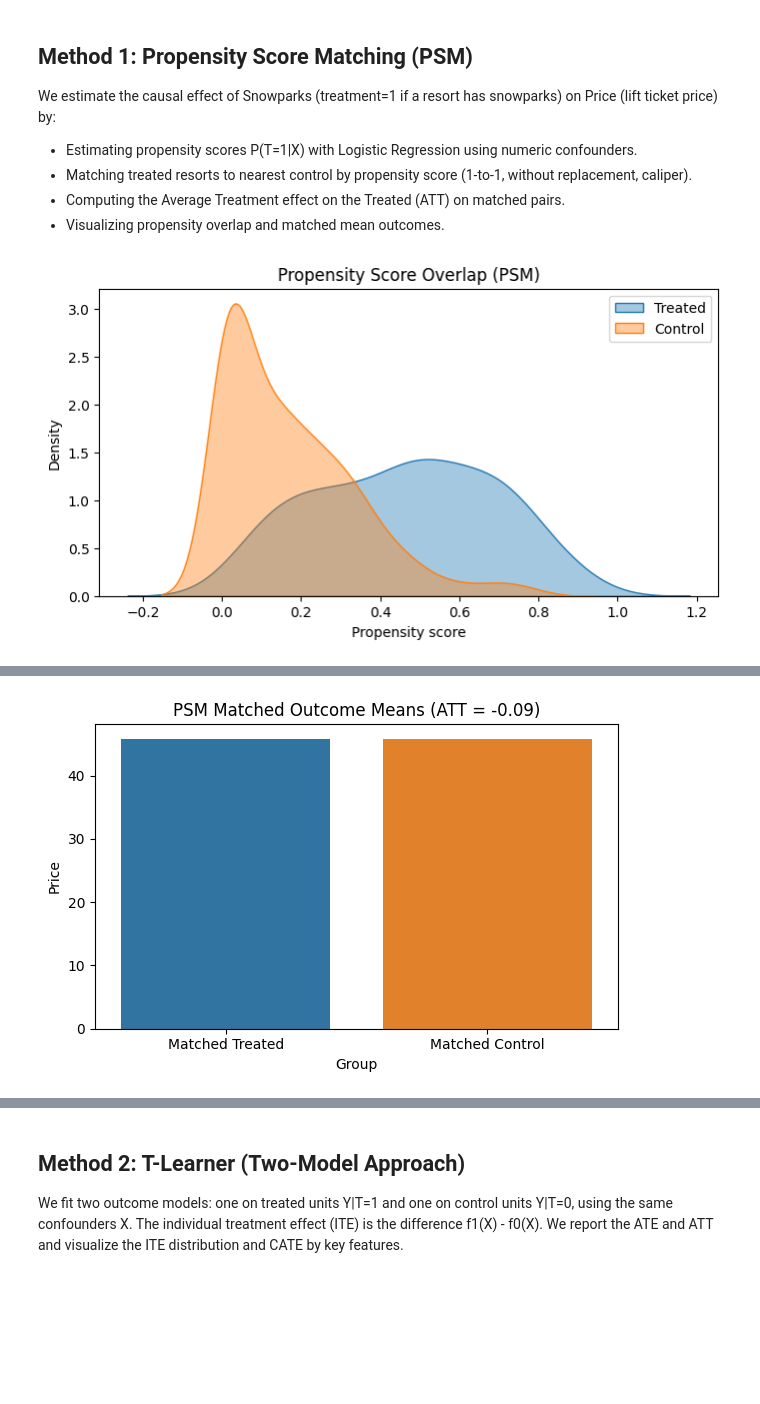
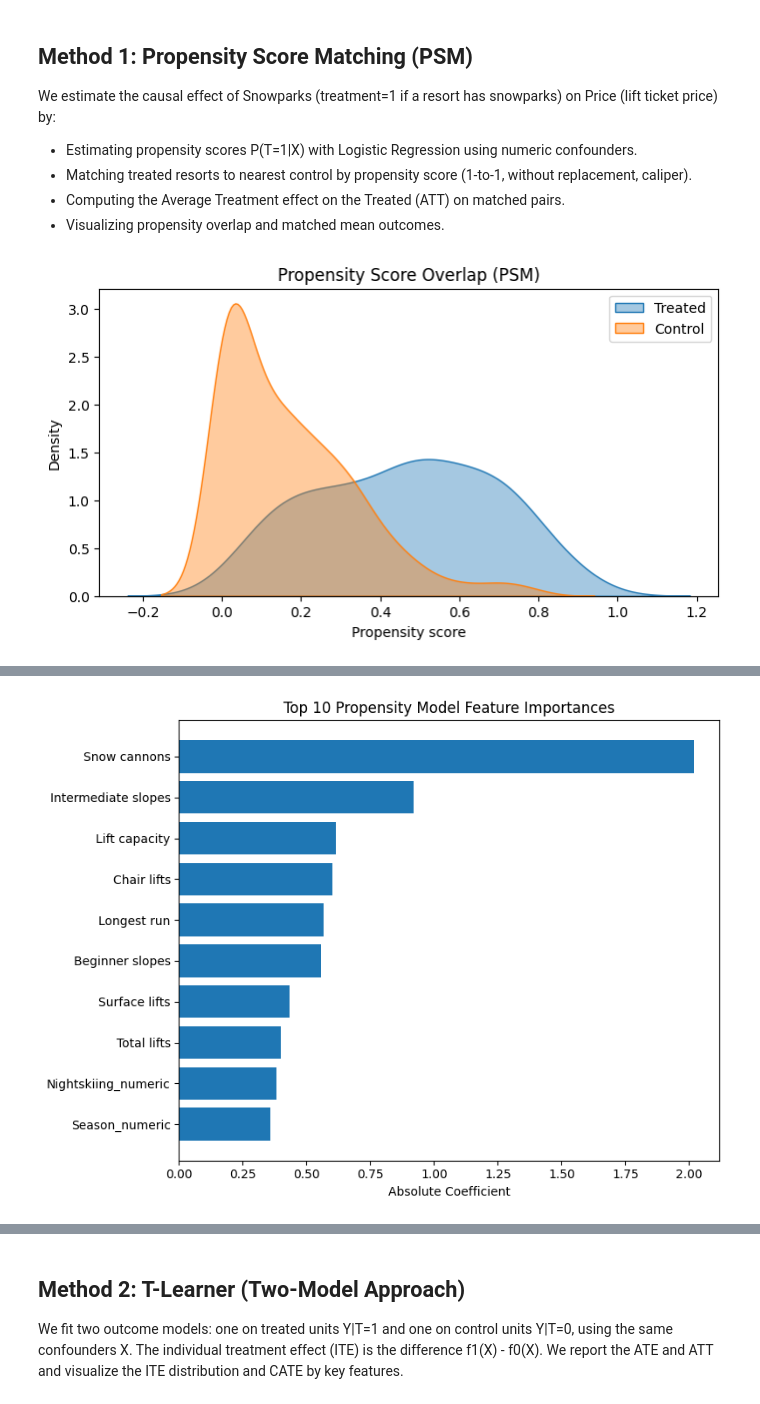
Before and after one commit to matansol/causal-inference-course, a Jupyter notebook: project/project.ipynb, the cells around one changed output, grey strips where cells are left out. Drawn from its saved outputs; the diff is of its cells as text; code cells hidden in the pictures; blank space fills up the shorter version.

```diff
--- a/project/project.ipynb
+++ b/project/project.ipynb
@@ -252,8 +252,8 @@ Rows with non-None Rank: 438
 # %%
 # Count the number of NaN values in the 'rank' column of merged
 num_nan_rank = merged['rank'].isna().sum()
-merged = merged.dropna(subset=['rank'])
+merged_clean = merged.dropna(subset=['rank'])
 
-merged.describe()
+merged_clean.describe()
 # %% [output]
 |  | ID | Latitude | Longitude | Price | Highest point | Lowest point | Beginner slopes | ... |
@@ -679,13 +673,18 @@ from sklearn.model_selection import train_test_split
 from sklearn.linear_model import LogisticRegression
 
 target = 'Price'
-numeric_cols = ski_df.select_dtypes(include=[np.number]).columns
-confounders = [col for col in numeric_cols if col not in [target, 'Rank']]
-X = ski_df[confounders]
+
+if target == 'Rank':
+    df = merged_clean
+else:
+    df = merged
+numeric_cols = df.select_dtypes(include=[np.number]).columns
+confounders = [col for col in numeric_cols if col not in ['Price', 'Rank', 'rank']]
+X = df[confounders]
 treatment = 'Snowparks_numeric' #'Nightskiing'
 # T = df_student[treatment]
-y = ski_df[target] #['Adult']
-X = ski_df[confounders]
+y = df[target] #['Adult']
+X = df[confounders]
 # Remove the treatment column from confounders and select only those columns
 # Split the data into train and test sets
 X_train, X_test, y_train, y_test = train_test_split(X, y, test_size=0.2, random_state=42)
@@ -884,58 +921,20 @@ plt.ylabel('Density')
 plt.legend()
 plt.show()
 
-# 1-to-1 nearest neighbor matching without replacement on propensity score
-caliper = 0.1
+# Show the most important features of the propensity model (Logistic Regression)
+feature_importance = np.abs(logit.coef_[0])
+sorted_idx = np.argsort(feature_importance)[::-1]
+print("Top features by absolute coefficient (Propensity Model):")
+for i in sorted_idx[:10]:
+    print(f"{X.columns[i]}: {feature_importance[i]:.4f}")
 
-treated_idx = psm_df.index[psm_df[T_COL]==1]
-control_idx = psm_df.index[psm_df[T_COL]==0]
-
-if len(treated_idx) == 0 or len(control_idx) == 0:
-    print('PSM: Not enough treated or control units to match.')
-else:
-    treated_ps = psm_df.loc[treated_idx, 'propensity'].values.reshape(-1,1)
-    control_ps = psm_df.loc[control_idx, 'propensity'].values.reshape(-1,1)
-
-    nn = NearestNeighbors(n_neighbors=1, metric='euclidean')
-    nn.fit(control_ps)
-    distances, indices = nn.kneighbors(treated_ps)
-
-    # Apply caliper and no replacement
-    used_controls = set()
-    matches = []
-    for i, (dist, j) in enumerate(zip(distances.flatten(), indices.flatten())):
-        t_i = treated_idx[i]
-        c_j = control_idx[j]
-        if dist <= caliper and c_j not in used_controls:
-            used_controls.add(c_j)
-            matches.append((t_i, c_j, dist))
-
-    print(f'Matched pairs within caliper {caliper}: {len(matches)}')
-
-    if len(matches) == 0:
-        print('PSM: No pairs matched under the caliper constraint.')
-    else:
-        # Compute ATT using matched pairs
-        diffs = []
-        for t_i, c_j, _ in matches:
-            y_t = psm_df.at[t_i, Y_COL]
-            y_c = psm_df.at[c_j, Y_COL]
-            diffs.append(y_t - y_c)
-        att = float(np.mean(diffs))
-        print(f'ATT (Price | Snowparks): {att:.2f}')
-
-        # Plot matched group means
-        matched_treated = psm_df.loc[[t for t,_,_ in matches], Y_COL]
-        matched_control = psm_df.loc[[c for _,c,_ in matches], Y_COL]
-        means = pd.DataFrame({
-            'Group': ['Matched Treated','Matched Control'],
-            'MeanOutcome': [matched_treated.mean(), matched_control.mean()]
-        })
-        plt.figure(figsize=(6,4))
-        sns.barplot(data=means, x='Group', y='MeanOutcome', palette=['#1f77b4','#ff7f0e'])
-        plt.title(f'PSM Matched Outcome Means (ATT = {att:.2f})')
-        plt.ylabel(Y_COL)
-        plt.tight_layout()
-        plt.show()
+# Plot feature importances
+plt.figure(figsize=(8, 6))
+plt.barh([X.columns[i] for i in sorted_idx[:10]], feature_importance[sorted_idx[:10]])
+plt.xlabel("Absolute Coefficient")
+plt.title("Top 10 Propensity Model Feature Importances")
+plt.gca().invert_yaxis()
+plt.tight_layout()
+plt.show()
 # %% [output]
 [figure]
@@ -947 +952 @@ Passing `palette` without assigning `hue` is deprecated and will be removed in v
-[figure, old version]
+[figure, new version]
```
Also changed, not shown: parts of 18 cells of this notebook.
